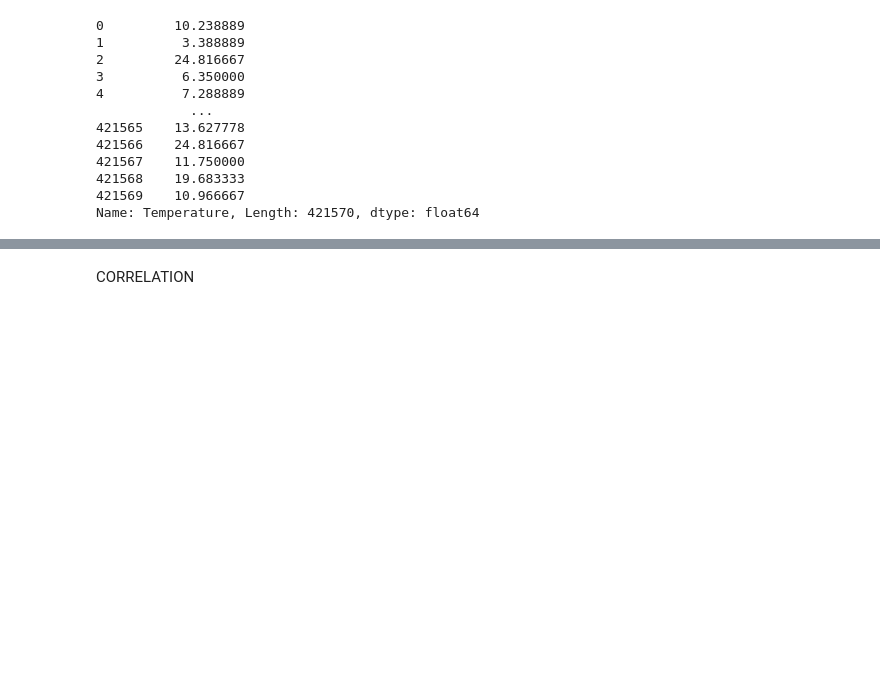
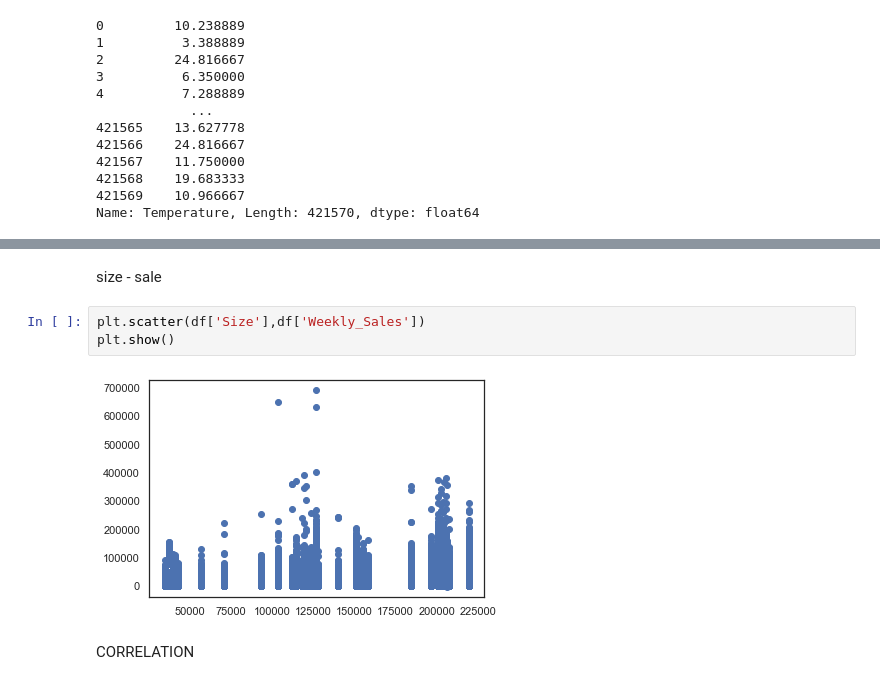
Before and after one commit to tmxkqotnl/project_mini_machine_learning_team_two, a Jupyter notebook: main.ipynb, the cells around one changed output, grey strips where cells are left out. Saved outputs shown, nothing was run; the diff lists cells and outputs as text; blank space fills up the shorter version.

```diff
--- a/main.ipynb
+++ b/main.ipynb
@@ -535,3 +531,10 @@ memory usage: 67.9+ MB
+# %% [markdown]
+size - sale
+# %%
+plt.scatter(df['Size'],df['Weekly_Sales'])
+plt.show()
+# %% [output]
+[figure, added]
 # %% [markdown]
 CORRELATION
 # %%
```
Also changed, not shown: parts of 28 cells of this notebook.
